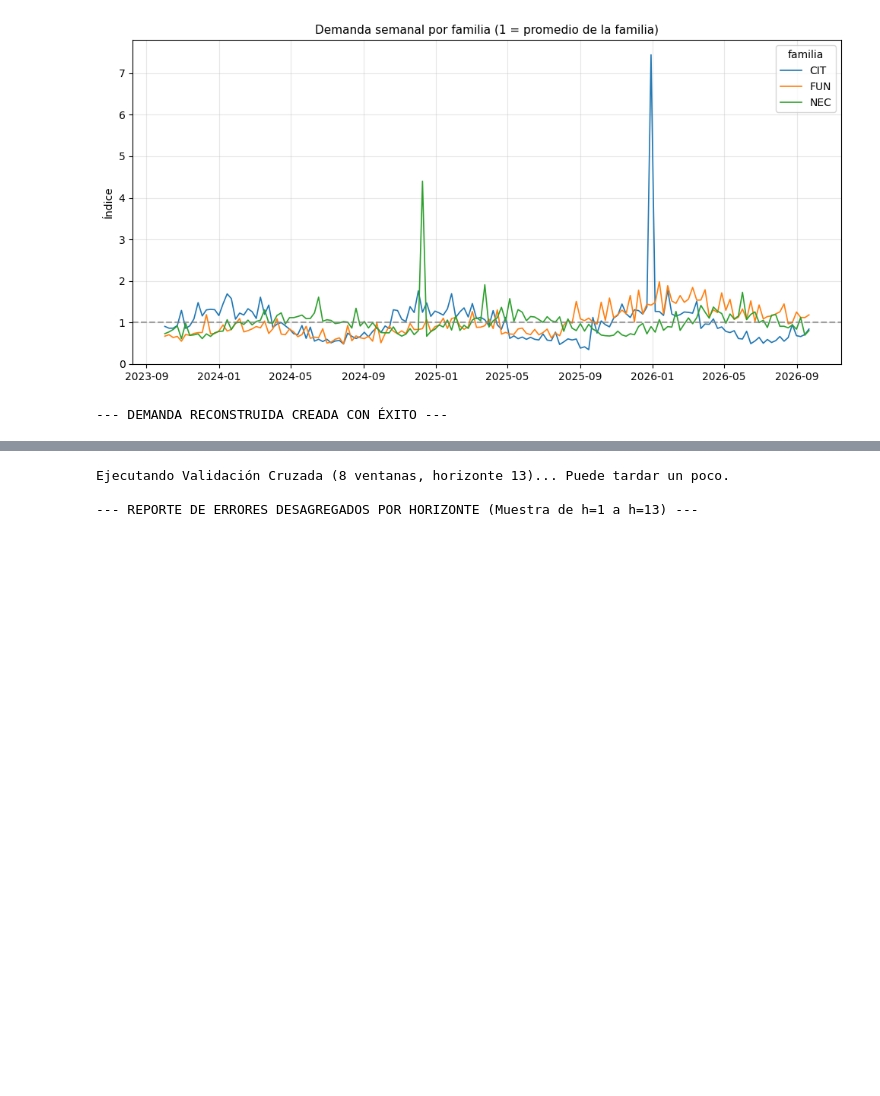
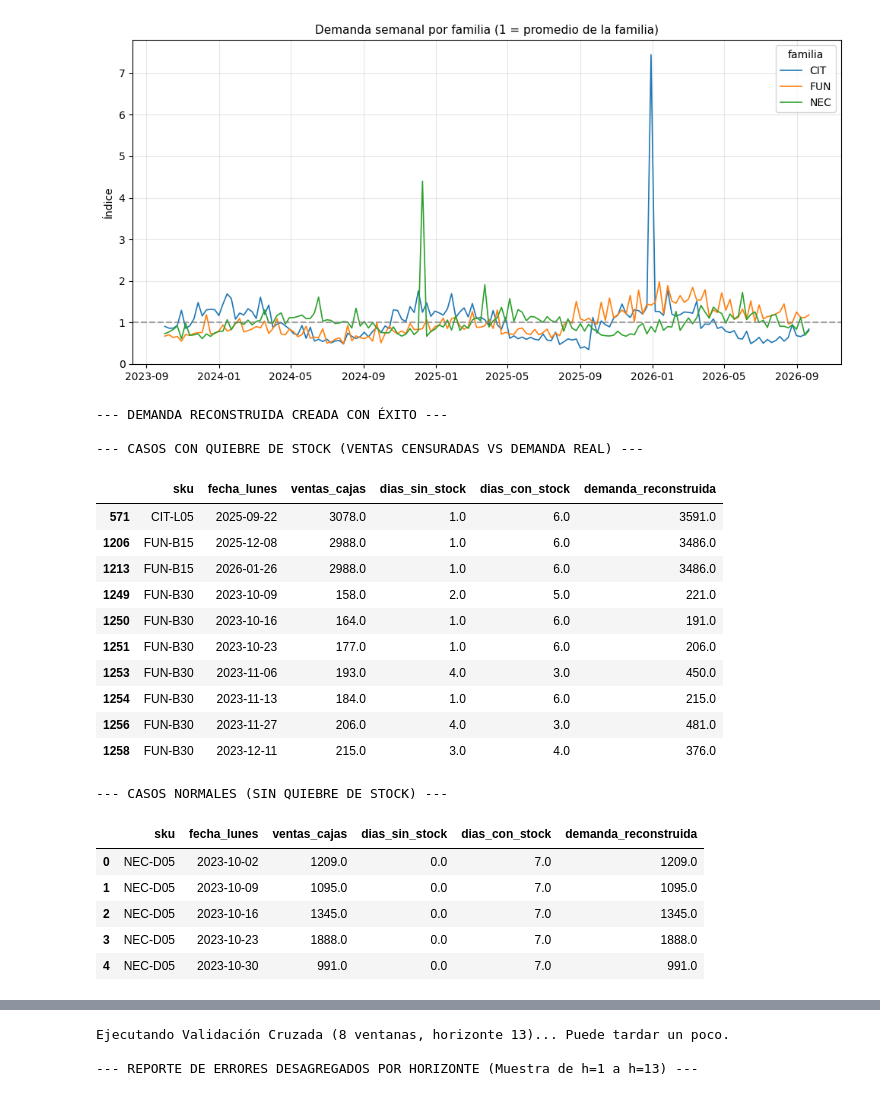
Before and after one commit to tipismaca/Trabajo-Bebidas-del-Maipo-SA, a Jupyter notebook: CasodeEstudio.ipynb, the cells around one changed output, grey strips where cells are left out. Drawn from its saved outputs; the diff is of its cells as text; code cells hidden in the pictures; blank space fills up the shorter version.

```diff
--- a/CasodeEstudio.ipynb
+++ b/CasodeEstudio.ipynb
@@ -867,33 +876,67 @@ plt.show()
 [figure]
 # %%
 # PARTE B - PASO B.2: TRATAMIENTO DE LA CENSURA (VENTAS VS DEMANDA)
-
-import pandas as pd
-import numpy as np
 
 # 1. Cargar los datos desde la ruta local
 ruta_base = 'Trabajo-Bebidas-del-Maipo-SA/Datos_crudos/'
 df_demanda = pd.read_csv(ruta_base + 'demanda_semanal.csv', parse_dates=['fecha_lunes'])
 
 # 2. Calculamos cuántos días SÍ tuvimos stock para vender
 df_demanda['dias_con_stock'] = 7 - df_demanda['dias_sin_stock']
 
 # 3. Reconstrucción de la demanda real (Aplicación del supuesto matemático)
 df_demanda['demanda_reconstruida'] = np.where(
     df_demanda['dias_con_stock'] > 0,
     (df_demanda['ventas_cajas'] / df_demanda['dias_con_stock']) * 7,
     np.nan
 )
 
 # 4. Interpolación (El plan B para quiebres totales)
 df_demanda['demanda_reconstruida'] = df_demanda.groupby('sku')['demanda_reconstruida'].transform(
     lambda x: x.interpolate(method='linear', limit_direction='both')
 )
 
 # 5. Redondear (porque no existen fracciones de cajas)
 df_demanda['demanda_reconstruida'] = df_demanda['demanda_reconstruida'].round()
 
-print("--- DEMANDA RECONSTRUIDA CREADA CON ÉXITO ---")
+print("--- DEMANDA RECONSTRUIDA CREADA CON ÉXITO ---\n")
+
+# =====================================================================
+# --- MOSTRAR LOS RESULTADOS DE LA RECONSTRUCCIÓN PARA EL INFORME ---
+# =====================================================================
+
+# Elegimos las columnas clave para que la tabla no se vea gigante
+columnas_ver = ['sku', 'fecha_lunes', 'ventas_cajas', 'dias_sin_stock', 'dias_con_stock', 'demanda_reconstruida']
+
+# 1. Veamos la "Magia": Filtremos para ver SOLO las semanas donde HUBO quiebre de stock
+print("--- CASOS CON QUIEBRE DE STOCK (VENTAS CENSURADAS VS DEMANDA REAL) ---")
+quiebres = df_demanda[df_demanda['dias_sin_stock'] > 0]
+display(quiebres[columnas_ver].head(10))
+
+# 2. Verifiquemos que en días normales todo quede igual
+print("\n--- CASOS NORMALES (SIN QUIEBRE DE STOCK) ---")
+normales = df_demanda[df_demanda['dias_sin_stock'] == 0]
+display(normales[columnas_ver].head(5))
 # %% [output]
 --- DEMANDA RECONSTRUIDA CREADA CON ÉXITO ---
+
+--- CASOS CON QUIEBRE DE STOCK (VENTAS CENSURADAS VS DEMANDA REAL) ---
+|  | sku | fecha_lunes | ventas_cajas | dias_sin_stock | dias_con_stock | demanda_reconstruida |
+| 571 | CIT-L05 | 2025-09-22 | 3078.0 | 1.0 | 6.0 | 3591.0 |
+| 1206 | FUN-B15 | 2025-12-08 | 2988.0 | 1.0 | 6.0 | 3486.0 |
+| 1213 | FUN-B15 | 2026-01-26 | 2988.0 | 1.0 | 6.0 | 3486.0 |
+| 1249 | FUN-B30 | 2023-10-09 | 158.0 | 2.0 | 5.0 | 221.0 |
+| 1250 | FUN-B30 | 2023-10-16 | 164.0 | 1.0 | 6.0 | 191.0 |
+| 1251 | FUN-B30 | 2023-10-23 | 177.0 | 1.0 | 6.0 | 206.0 |
+| 1253 | FUN-B30 | 2023-11-06 | 193.0 | 4.0 | 3.0 | 450.0 |
+| 1254 | FUN-B30 | 2023-11-13 | 184.0 | 1.0 | 6.0 | 215.0 |
+| 1256 | FUN-B30 | 2023-11-27 | 206.0 | 4.0 | 3.0 | 481.0 |
+| 1258 | FUN-B30 | 2023-12-11 | 215.0 | 3.0 | 4.0 | 376.0 |
+--- CASOS NORMALES (SIN QUIEBRE DE STOCK) ---
+|  | sku | fecha_lunes | ventas_cajas | dias_sin_stock | dias_con_stock | demanda_reconstruida |
+| 0 | NEC-D05 | 2023-10-02 | 1209.0 | 0.0 | 7.0 | 1209.0 |
+| 1 | NEC-D05 | 2023-10-09 | 1095.0 | 0.0 | 7.0 | 1095.0 |
+| 2 | NEC-D05 | 2023-10-16 | 1345.0 | 0.0 | 7.0 | 1345.0 |
+| 3 | NEC-D05 | 2023-10-23 | 1888.0 | 0.0 | 7.0 | 1888.0 |
+| 4 | NEC-D05 | 2023-10-30 | 991.0 | 0.0 | 7.0 | 991.0 |
 # %%
```
Also changed, not shown: parts of 3 cells of this notebook.
